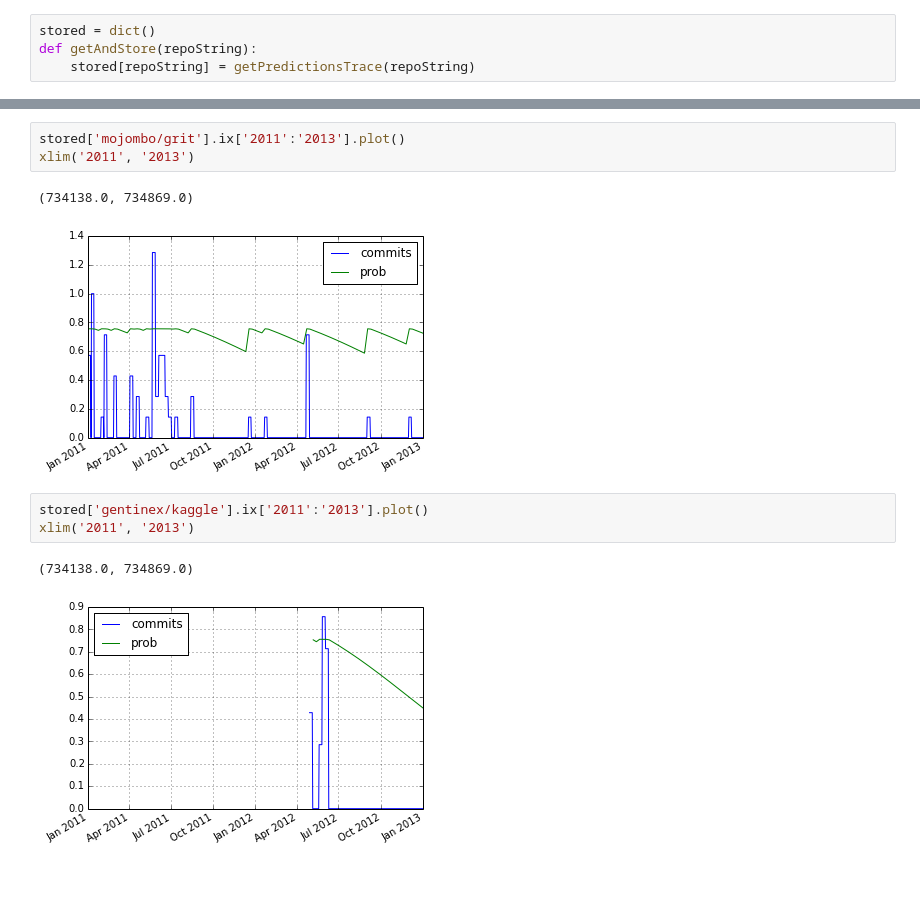
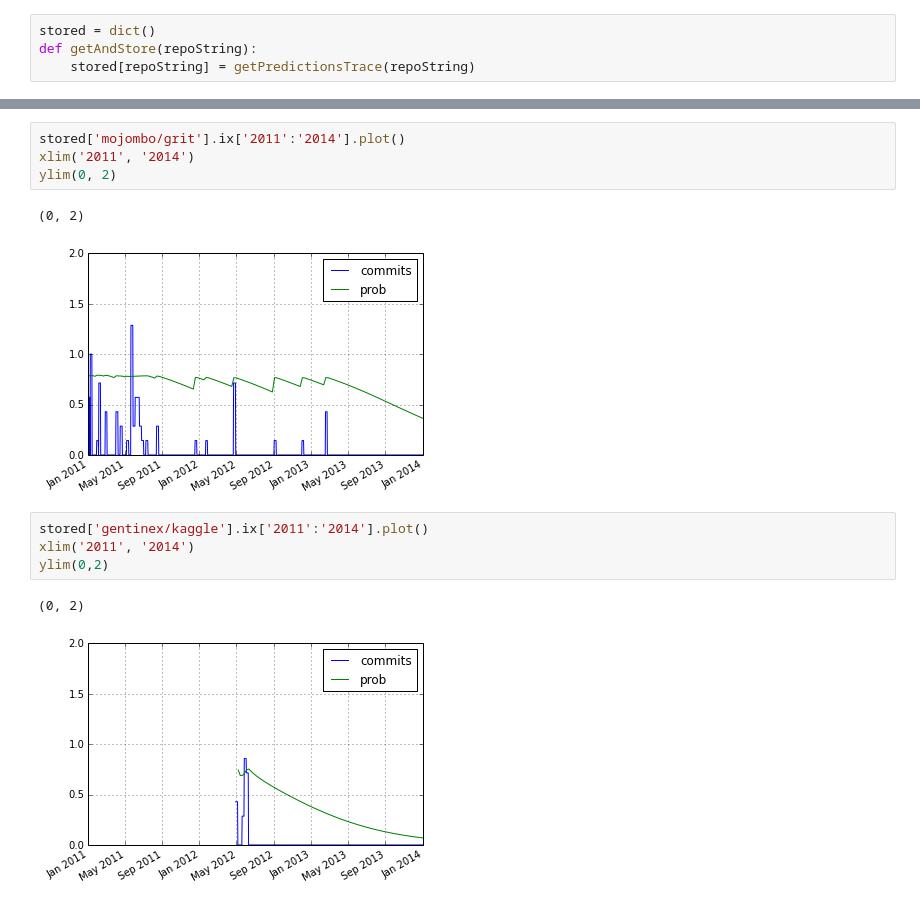
Before and after one commit to gauthamnair/repopulse, a Jupyter notebook: predictionsExamples.ipynb, the cells around one changed output, grey strips where cells are left out. Cells and saved outputs as stored; diff of their text form; blank space fills up the shorter version.

```diff
--- a/predictionsExamples.ipynb
+++ b/predictionsExamples.ipynb
@@ -34,13 +34,15 @@ INFO:sqlalchemy.engine.base.Engine:SELECT * FROM CachedWeeklyContributions WHERE
 INFO:sqlalchemy.engine.base.Engine:('gentinex/kaggle',)
 # %%
-stored['mojombo/grit'].ix['2011':'2013'].plot()
-xlim('2011', '2013')
+stored['mojombo/grit'].ix['2011':'2014'].plot()
+xlim('2011', '2014')
+ylim(0, 2)
 # %% [output]
-(734138.0, 734869.0)
+(0, 2)
-[figure, old version]
+[figure, new version]
 # %%
-stored['gentinex/kaggle'].ix['2011':'2013'].plot()
-xlim('2011', '2013')
+stored['gentinex/kaggle'].ix['2011':'2014'].plot()
+xlim('2011', '2014')
+ylim(0,2)
 # %% [output]
-(734138.0, 734869.0)
+(0, 2)
-[figure, old version]
+[figure, new version]
```
Also changed, not shown: parts of 3 cells of this notebook, 6 other files.
